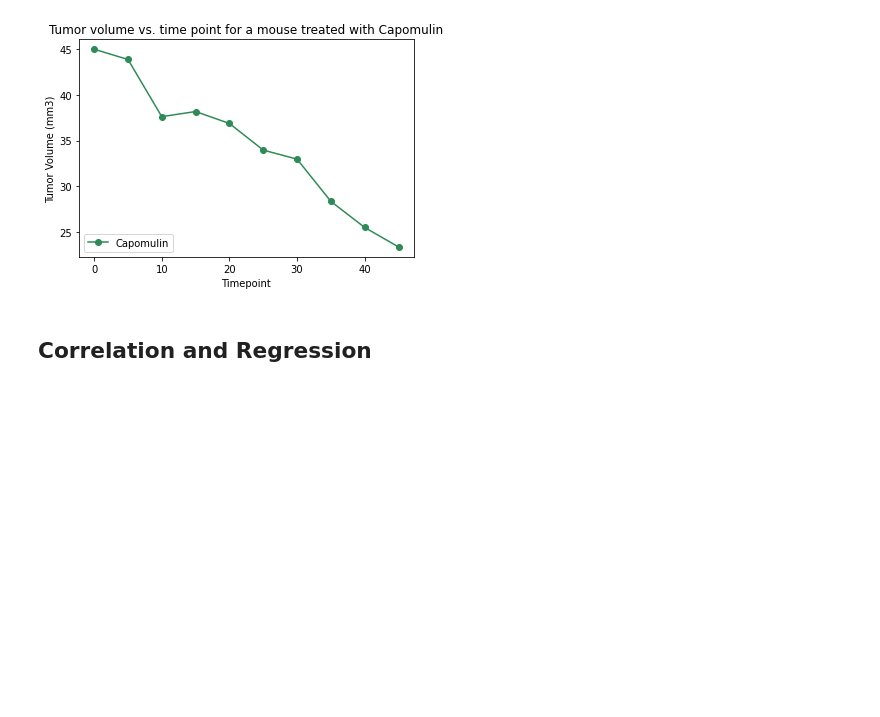
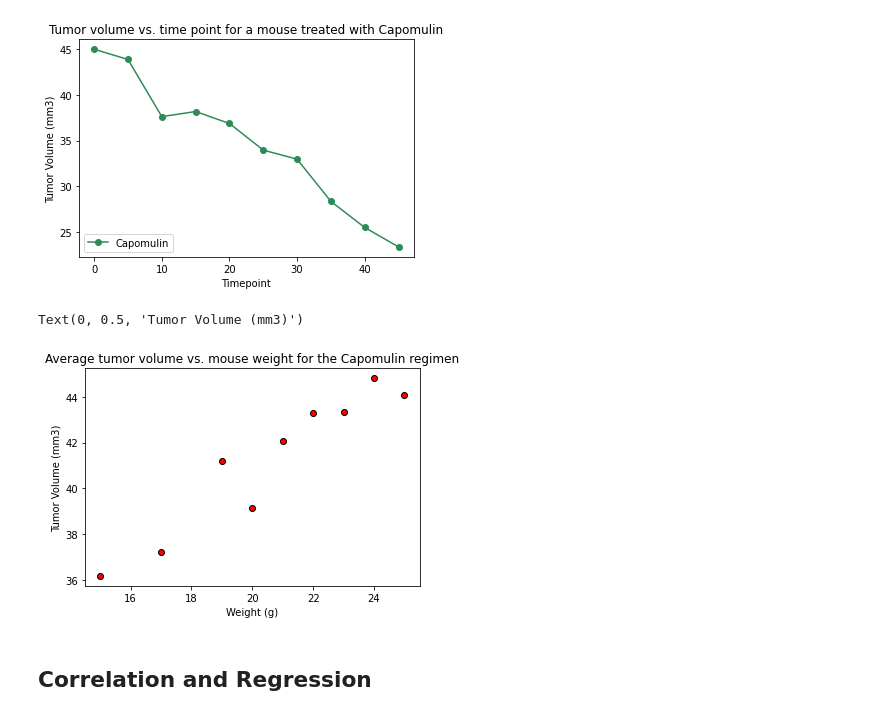
Before and after one commit to Sunny419-hub/Matplotlib-challenge, a Jupyter notebook: Pymaceuticals/pymaceuticals.ipynb, the cells around one changed output. Drawn from its saved outputs; the diff is of its cells as text; code cells hidden in the pictures; blank space fills up the shorter version.

```diff
--- a/Pymaceuticals/pymaceuticals.ipynb
+++ b/Pymaceuticals/pymaceuticals.ipynb
@@ -340,18 +342,26 @@ plt.show()
 # %%
 # Generate a scatter plot of average tumor volume vs. mouse weight for the Capomulin regimen
 mice_capomulin = mice_results.loc[(
     mice_results["Drug Regimen"] == "Capomulin")]
 mice_capomulin
 
-tumor_volume_cp = mice_capomulin["Tumor Volume (mm3)"].to_list()
-weight_g = mice_capomulin["Weight (g)"].to_list()
+weight_g = mice_capomulin.groupby(["Weight (g)"]).mean()
+
+cap_weight_g = weight_g.index.get_level_values(0)
+
+cap_tumor_vol = weight_g["Tumor Volume (mm3)"].tolist()
+
 # The size of each point on our plot is determined by their x value
-plt.scatter(weight_g,tumor_volume_cp, marker="o", facecolors="red", edgecolors="black")
+
+plt.scatter(cap_weight_g,cap_tumor_vol, marker="o", facecolors="red", edgecolors="black")
 
 # Create a title, x label, and y label for our chart
 plt.title("Average tumor volume vs. mouse weight for the Capomulin regimen")
 plt.xlabel("Weight (g)")
 plt.ylabel("Tumor Volume (mm3)")
+# %% [output]
+Text(0, 0.5, 'Tumor Volume (mm3)')
+[figure, added]
 # %% [markdown]
 ## Correlation and Regression
 # %%
```
Also changed, not shown: parts of 3 cells of this notebook.
